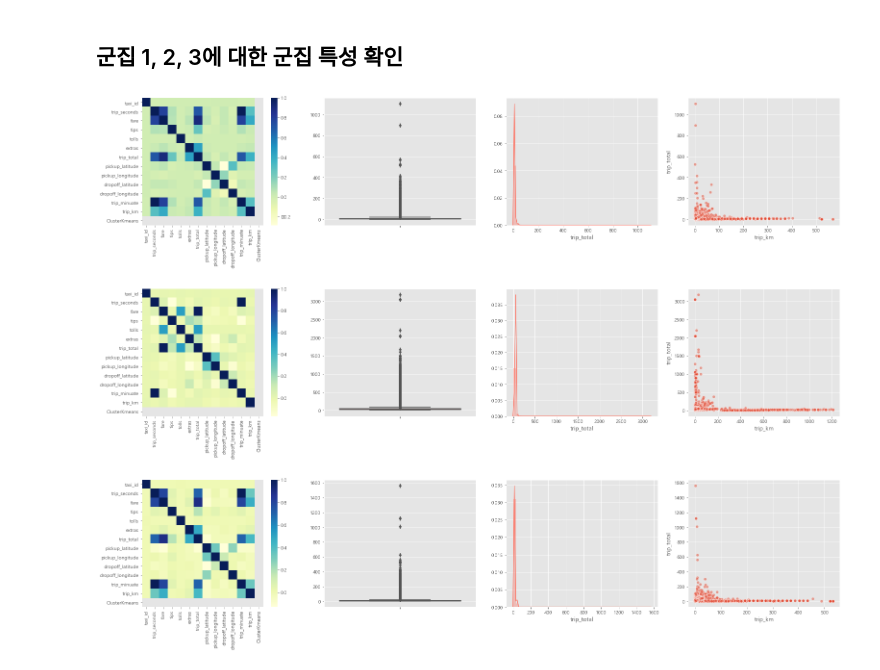
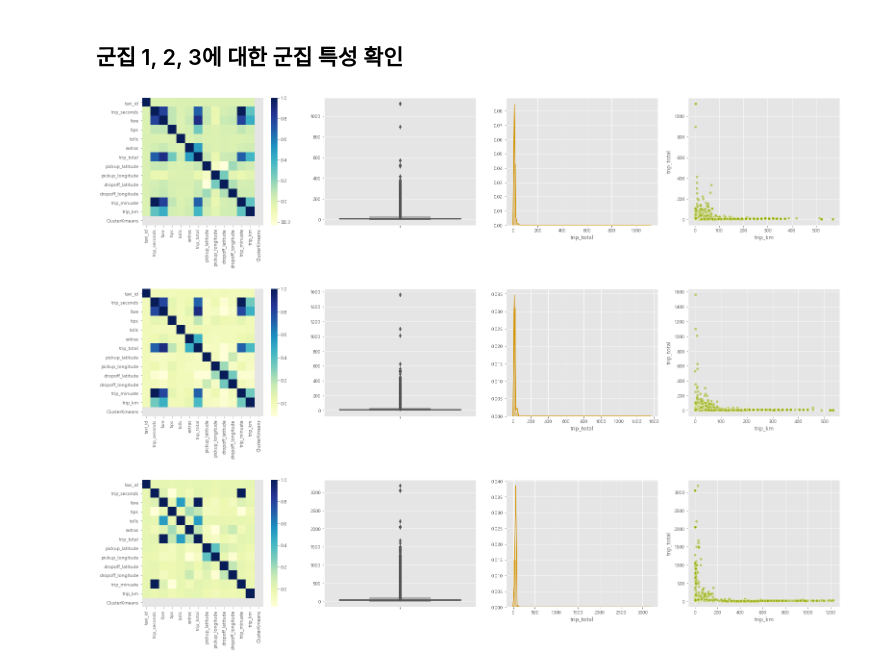
Before and after one commit to Hinterhalter/Kaggle, a Jupyter notebook: New_EDA.ipynb, the cells around one changed output. Drawn from its saved outputs; the diff is of its cells as text; code cells hidden in the pictures.

```diff
--- a/New_EDA.ipynb
+++ b/New_EDA.ipynb
@@ -182,25 +182,17 @@ for x, y in zip(tmp.index, tmp.counts):
 # %%
 df1 = df[df['ClusterKmeans']==1]
 df2 = df[df['ClusterKmeans']==2]
-df3 = df[df['ClusterKmeans']==3]
+df3 = df[df['ClusterKmeans']==4]
 # %%
 fig, ax = plt.subplots(nrows=3, ncols=4, figsize=(26,15))
+data = [df1, df2, df3]
+for idx, d in enumerate(data):
 
-sns.heatmap(df1.corr(),cmap='YlGnBu',fmt='.1g', ax=ax[0,0])
-sns.heatmap(df2.corr(),cmap='YlGnBu',fmt='.1g', ax=ax[1,0])
-sns.heatmap(df3.corr(),cmap='YlGnBu',fmt='.1g', ax=ax[2,0])
+    sns.heatmap(d.corr(),cmap='YlGnBu',fmt='.1g', ax=ax[idx,0])
+    sns.boxplot(d[['trip_total', 'trip_km', 'trip_minuate']], orient='v', ax=ax[idx,1])
+    sns.distplot(d.trip_total, ax=ax[idx,2], color=color_pal[1])
+    sns.scatterplot(data=d, y='trip_total', x='trip_km', ax=ax[idx,3], alpha=0.5, color=color_pal[2])
 
-sns.boxplot(df1[['trip_total', 'trip_km', 'trip_minuate']], orient='v', ax=ax[0,1])
-sns.boxplot(df2[['trip_total', 'trip_km', 'trip_minuate']], orient='v', ax=ax[1,1])
-sns.boxplot(df3[['trip_total', 'trip_km', 'trip_minuate']], orient='v', ax=ax[2,1])
-
-sns.distplot(df1.trip_total, ax=ax[0,2], color='salmon')
-sns.distplot(df2.trip_total, ax=ax[1,2], color='salmon')
-sns.distplot(df3.trip_total, ax=ax[2,2], color='salmon')
-
-sns.scatterplot(data=df1, y='trip_total', x='trip_km', ax=ax[0,3], alpha=0.5)
-sns.scatterplot(data=df2, y='trip_total', x='trip_km', ax=ax[1,3], alpha=0.5)
-sns.scatterplot(data=df3, y='trip_total', x='trip_km', ax=ax[2,3], alpha=0.5)
 plt.subplots_adjust(top = 0.99, bottom=0.01, hspace=0.5, wspace=0.2)
 # %% [output]
-[figure, old version]
+[figure, new version]
```
Also changed, not shown: parts of 6 cells of this notebook.
